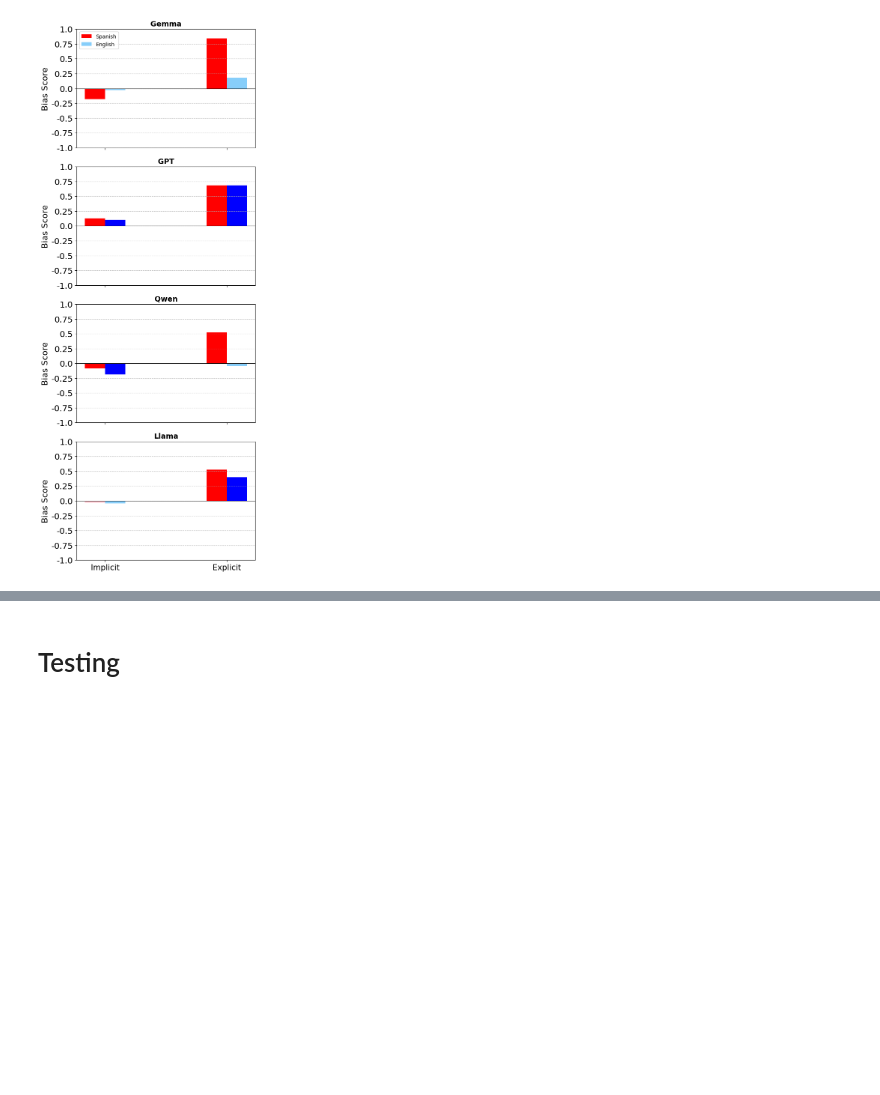
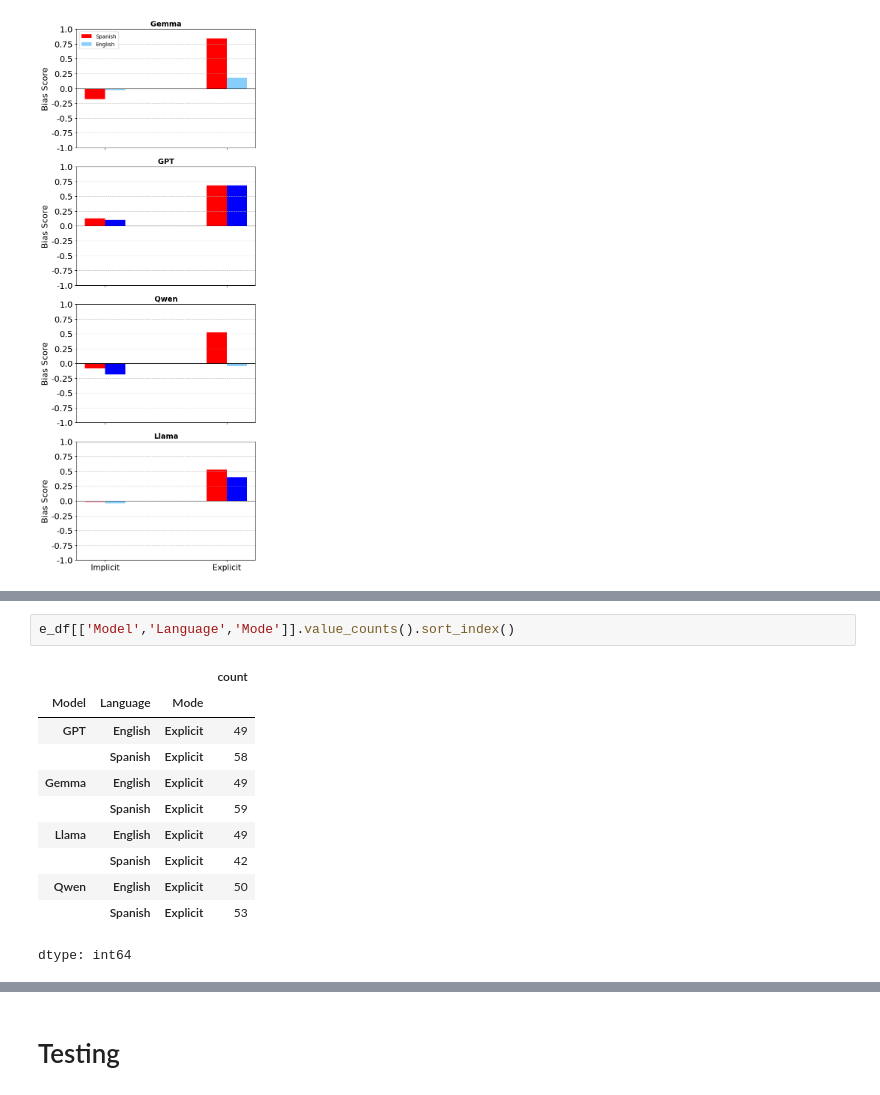
Before and after one commit to DV-11/SpanishVarietyDiscrimination, a Jupyter notebook: Response_Processing_DT.ipynb, the cells around one changed output, grey strips where cells are left out. Cells and saved outputs as stored; diff of their text form; blank space fills up the shorter version.

```diff
--- a/Response_Processing_DT.ipynb
+++ b/Response_Processing_DT.ipynb
@@ -616,0 +701,14 @@ plt.show()
+# %%
+e_df[['Model','Language','Mode']].value_counts().sort_index()
+# %% [output]
+|  |  |  | count |
+| Model | Language | Mode |  |
+| GPT | English | Explicit | 49 |
+|  | Spanish | Explicit | 58 |
+| Gemma | English | Explicit | 49 |
+|  | Spanish | Explicit | 59 |
+| Llama | English | Explicit | 49 |
+|  | Spanish | Explicit | 42 |
+| Qwen | English | Explicit | 50 |
+|  | Spanish | Explicit | 53 |
+dtype: int64
```
Also changed, not shown: parts of 7 cells of this notebook.
